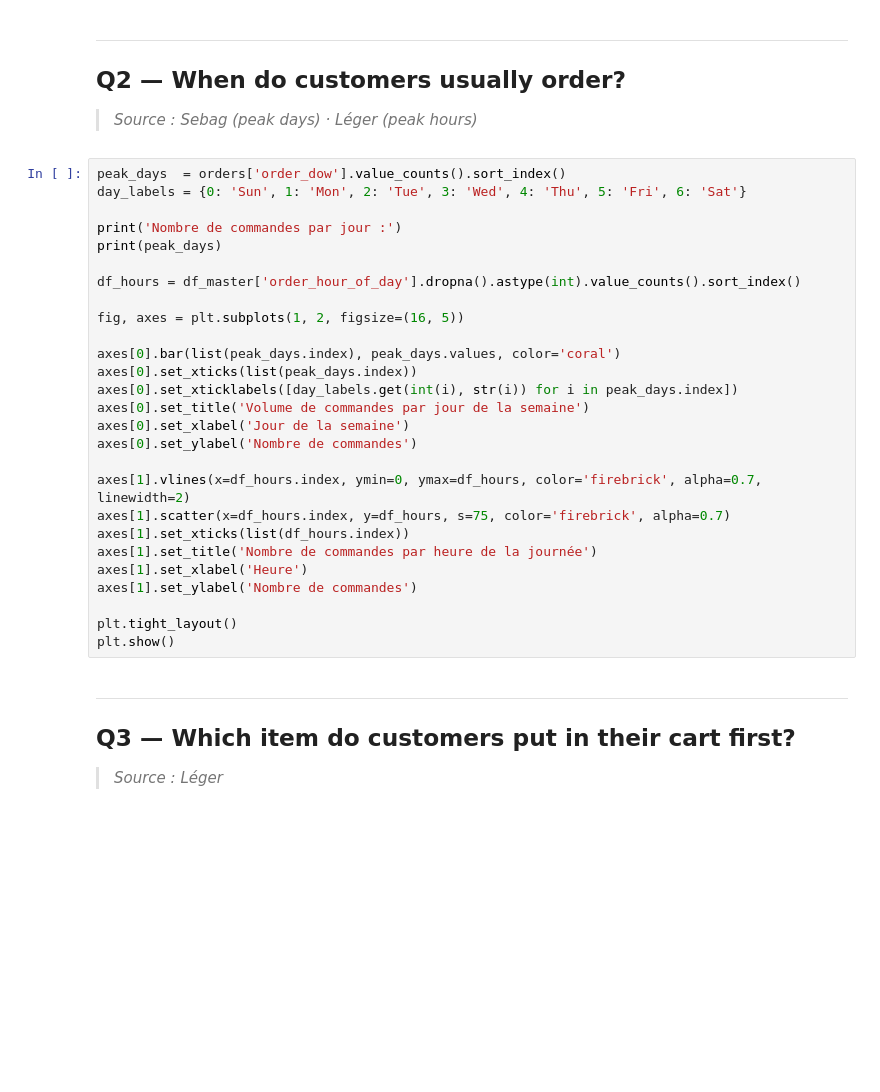
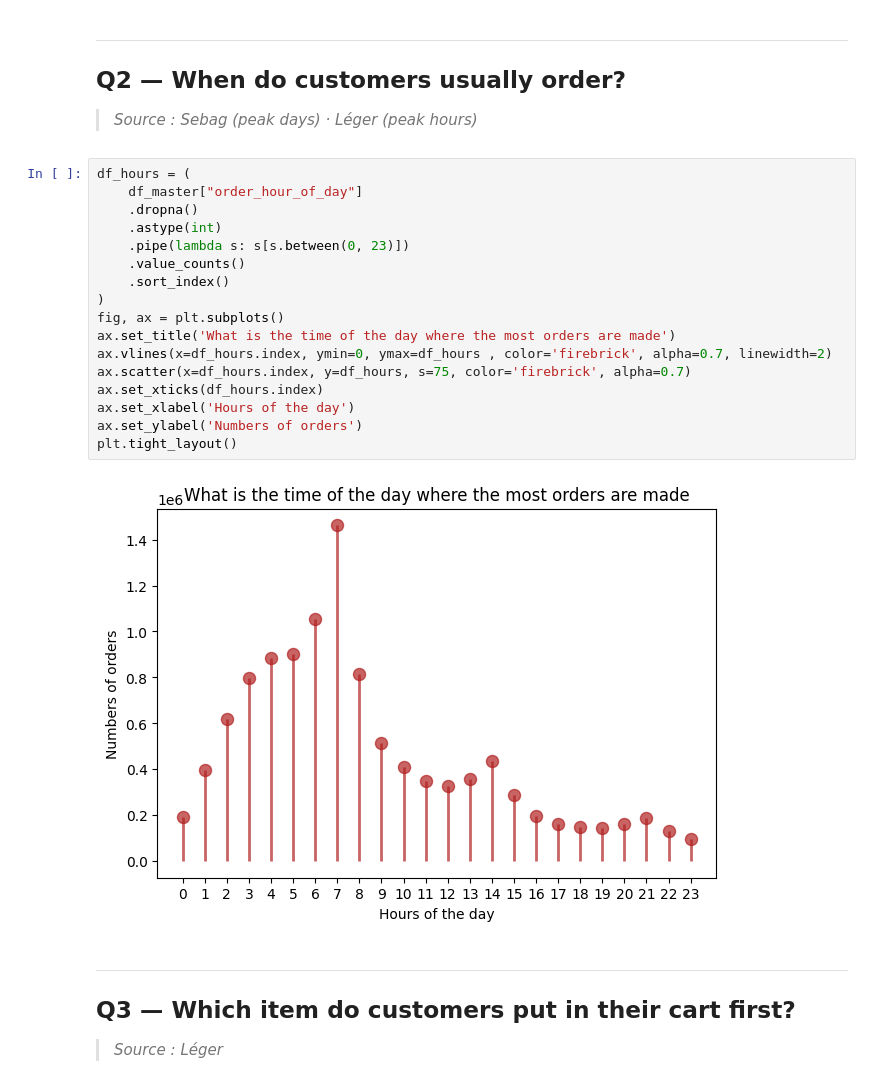
Before and after one commit to Slacknsss/NextBuy-Machine-Learning, a Jupyter notebook: notebook.ipynb, the cells around one changed output. Cells and saved outputs as stored; diff of their text form; blank space fills up the shorter version.

```diff
--- a/notebook.ipynb
+++ b/notebook.ipynb
@@ -90,33 +125,25 @@ display(top_per_dept.sort_values('nb_achats', ascending=False).reset_index(drop=
 ---
 ## Q2 — When do customers usually order?
 > *Source : Sebag (peak days) · Léger (peak hours)*
-# %%
-peak_days  = orders['order_dow'].value_counts().sort_index()
-day_labels = {0: 'Sun', 1: 'Mon', 2: 'Tue', 3: 'Wed', 4: 'Thu', 5: 'Fri', 6: 'Sat'}
-
-print('Nombre de commandes par jour :')
-print(peak_days)
-
-df_hours = df_master['order_hour_of_day'].dropna().astype(int).value_counts().sort_index()
-
-fig, axes = plt.subplots(1, 2, figsize=(16, 5))
-
-axes[0].bar(list(peak_days.index), peak_days.values, color='coral')
-axes[0].set_xticks(list(peak_days.index))
-axes[0].set_xticklabels([day_labels.get(int(i), str(i)) for i in peak_days.index])
-axes[0].set_title('Volume de commandes par jour de la semaine')
-axes[0].set_xlabel('Jour de la semaine')
-axes[0].set_ylabel('Nombre de commandes')
-
-axes[1].vlines(x=df_hours.index, ymin=0, ymax=df_hours, color='firebrick', alpha=0.7, linewidth=2)
-axes[1].scatter(x=df_hours.index, y=df_hours, s=75, color='firebrick', alpha=0.7)
-axes[1].set_xticks(list(df_hours.index))
-axes[1].set_title('Nombre de commandes par heure de la journée')
-axes[1].set_xlabel('Heure')
-axes[1].set_ylabel('Nombre de commandes')
-
-plt.tight_layout()
-plt.show()
+# %%
+df_hours = (
+    df_master["order_hour_of_day"]
+    .dropna()
+    .astype(int)
+    .pipe(lambda s: s[s.between(0, 23)])
+    .value_counts()
+    .sort_index()
+)
+fig, ax = plt.subplots()
+ax.set_title('What is the time of the day where the most orders are made')
+ax.vlines(x=df_hours.index, ymin=0, ymax=df_hours , color='firebrick', alpha=0.7, linewidth=2)
+ax.scatter(x=df_hours.index, y=df_hours, s=75, color='firebrick', alpha=0.7)
+ax.set_xticks(df_hours.index)
+ax.set_xlabel('Hours of the day')
+ax.set_ylabel('Numbers of orders')
+plt.tight_layout()
+# %% [output]
+[figure, added]
 # %% [markdown]
 ---
 ## Q3 — Which item do customers put in their cart first?
```
Also changed, not shown: parts of 4 cells of this notebook.
